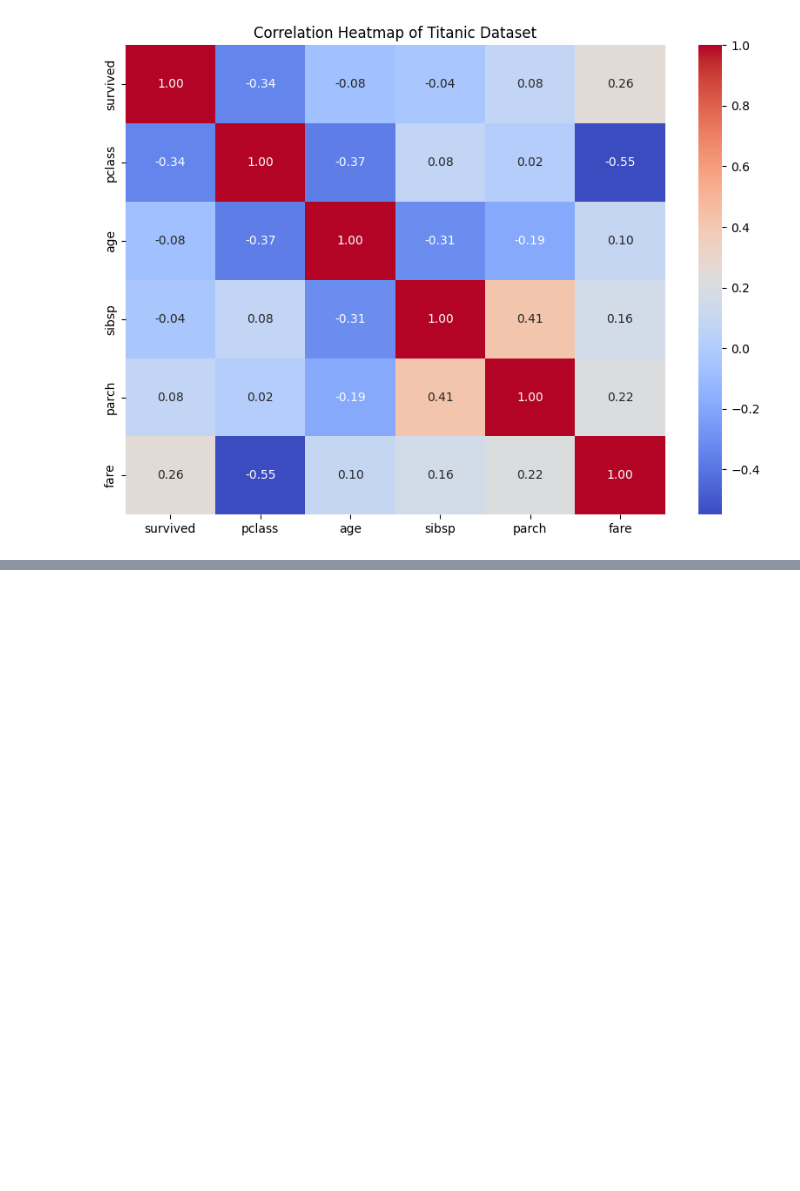
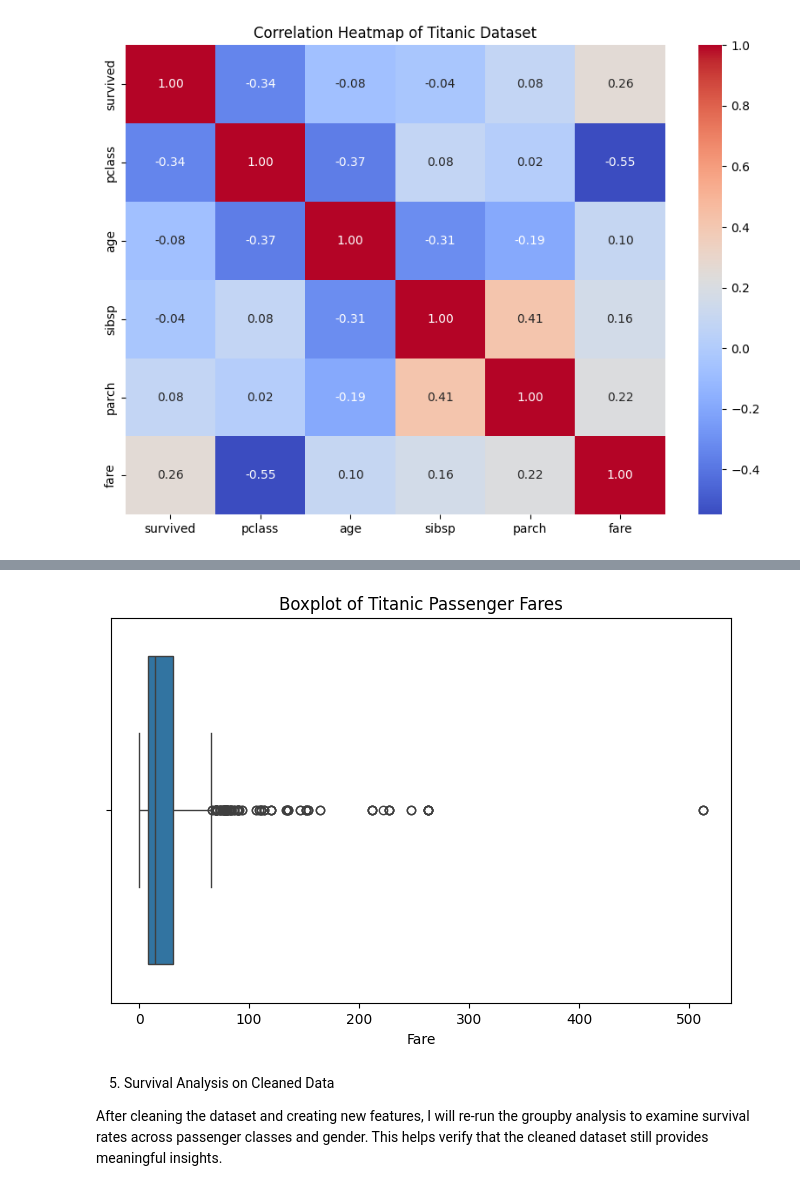
Before and after one commit to Nandhana9304/Titanic_Dataset_EDA, a Jupyter notebook: Titanic.ipynb, the cells around one changed output, grey strips where cells are left out. Cells and saved outputs as stored; diff of their text form; code cells hidden in the pictures; blank space fills up the shorter version.

```diff
--- a/Titanic.ipynb
+++ b/Titanic.ipynb
@@ -205,0 +293,9 @@ plt.show()
+# %%
+# Create Family Size feature
+cleaned_df['family_size'] = cleaned_df['sibsp'] + cleaned_df['parch'] + 1
+
+# Create Is Alone feature
+cleaned_df['is_alone'] = cleaned_df['family_size'] == 1
+
+# Display the new features
+cleaned_df[['sibsp', 'parch', 'family_size', 'is_alone']].head(10)
@@ -205,0 +320,10 @@ plt.show()
+# %%
+# Encode categorical columns
+cleaned_df = pd.get_dummies(
+    cleaned_df,
+    columns=['sex', 'embarked'],
+    dtype=int
+)
+
+# Display the encoded columns
+cleaned_df.head()
@@ -205,0 +343,18 @@ plt.show()
+# %%
+import matplotlib.pyplot as plt
+import seaborn as sns
+
+# Boxplot to detect Fare outliers
+plt.figure(figsize=(8, 5))
+sns.boxplot(x=cleaned_df['fare'])
+
+plt.title('Boxplot of Titanic Passenger Fares')
+plt.xlabel('Fare')
+
+plt.show()
+# %% [output]
+[figure, added]
+# %% [markdown]
+5. Survival Analysis on Cleaned Data
+
+After cleaning the dataset and creating new features, I will re-run the groupby analysis to examine survival rates across passenger classes and gender. This helps verify that the cleaned dataset still provides meaningful insights.
```
Also changed, not shown: parts of 15 cells of this notebook, 1 other file.
